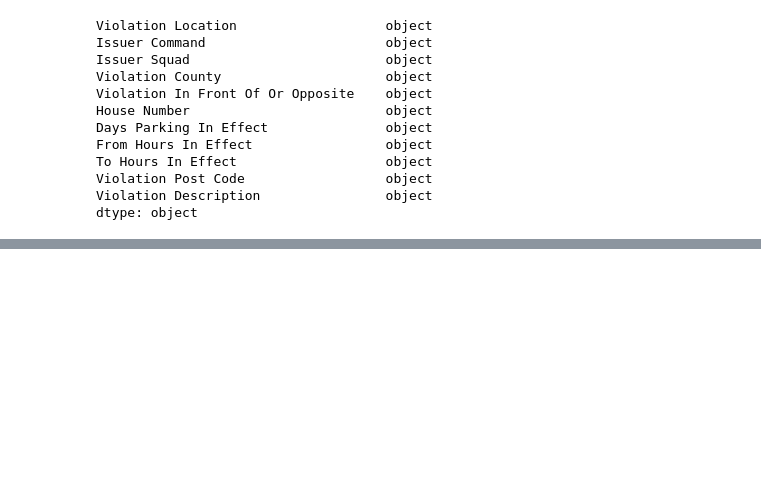
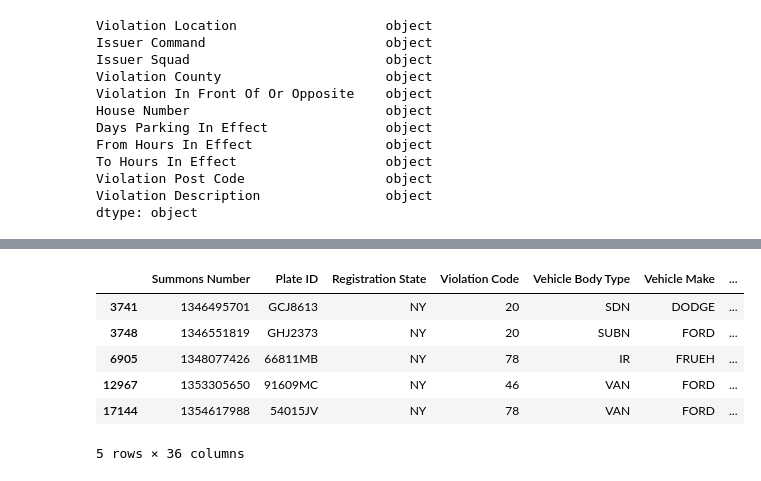
Before and after one commit to otreblan/dask, a Jupyter notebook: 5-transforming.ipynb, the cells around one changed output, grey strips where cells are left out. Cells and saved outputs as stored; diff of their text form; code cells hidden in the pictures; blank space fills up the shorter version.

```diff
--- a/5-transforming.ipynb
+++ b/5-transforming.ipynb
@@ -203,6 +235,6 @@ licence_plate_types
 # %%
 condition = nyc_data_clean_stage4["Plate Type"].isin(["Pas", "COM"])
-plate_type_masked = nyc_data_clean_stage4.["Plate Type"].where(condition, "Other")
+plate_type_masked = nyc_data_clean_stage4["Plate Type"].where(condition, "Other")
 
 nyc_data_recode_stage1 = nyc_data_clean_stage4.drop("Plate Type", axis=1)
 nyc_data_recode_stage2 = nyc_data_recode_stage1.assign(PlateType=plate_type_masked)
@@ -213,10 +249,10 @@ with ProgressBar():
 # %%
-single_color = list(count_of_vehicle_colors[count_of_vehicle_colorsof == 1].index)
+single_color = list(count_of_vehicle_colors[count_of_vehicle_colors == 1].index)
 condition = nyc_data_clean_stage4["Vehicle Color"].isin(single_color)
 vehicle_color_masked = nyc_data_clean_stage4["Vehicle Color"].mask(condition, "Other")
 nyc_data_recode_stage4 = nyc_data_recode_stage3.drop("Vehicle Color", axis=1)
 nyc_data_recode_stage5 = nyc_data_recode_stage4.assign(VehicleColor=vehicle_color_masked)
-nyc_data_recode_stage6 = nyc_data_recode_stage5.rename({"VehicleColor":"Vehicle Color"})
+nyc_data_recode_stage6 = nyc_data_recode_stage5.rename(columns={"VehicleColor":"Vehicle Color"})
 # %%
 from datetime import datetime
 
@@ -231,7 +274,7 @@ with ProgressBar():
 # %%
 issue_date_month_year = nyc_data_derived_stage3["Issue Date"].apply(lambda dt: dt.strftime("%Y%m"), meta=int)
-nyc_data_derived_stage4 = nyc_data_derived_stage3.assign(IssueMonthYear=issue_date_month_yeare)
-nyc_data_derived_stage5 = nyc_data_derived_stage4.renama(columns={"IssueMonthYear":"Citation Issued Month Year"})
+nyc_data_derived_stage4 = nyc_data_derived_stage3.assign(IssueMonthYear=issue_date_month_year)
+nyc_data_derived_stage5 = nyc_data_derived_stage4.rename(columns={"IssueMonthYear":"Citation Issued Month Year"})
 # %%
 with ProgressBar():
     display(nyc_data_derived_stage5["Citation Issued Month Year"].head())
@@ -245,10 +303,18 @@ with ProgressBar():
 # %%
 bound_date = "2016-4-25"
 condition = nyc_data_derived_stage5["Issue Date"] > bound_date
 citations_after_bound = nyc_data_derived_stage5[condition]
 
 with ProgressBar():
-    display(citations_after_boundons.head())
+    display(citations_after_bound.head())
+# %% [output]
+|  | Summons Number | Plate ID | Registration State | Violation Code | Vehicle Body Type | Vehicle Make | ... |
+| 3741 | 1346495701 | GCJ8613 | NY | 20 | SDN | DODGE | ... |
+| 3748 | 1346551819 | GHJ2373 | NY | 20 | SUBN | FORD | ... |
+| 6905 | 1348077426 | 66811MB | NY | 78 | IR | FRUEH | ... |
+| 12967 | 1353305650 | 91609MC | NY | 46 | VAN | FORD | ... |
+| 17144 | 1354617988 | 54015JV | NY | 78 | VAN | FORD | ... |
+5 rows × 36 columns
 # %%
 with ProgressBar():
     condition = (nyc_data_derived_stage5["Issue Date"] > "2014-01-01") & (nyc_data_derived_stage5["Issue Date"] <= "2017-12-31")
```
Also changed, not shown: parts of 19 cells of this notebook.
